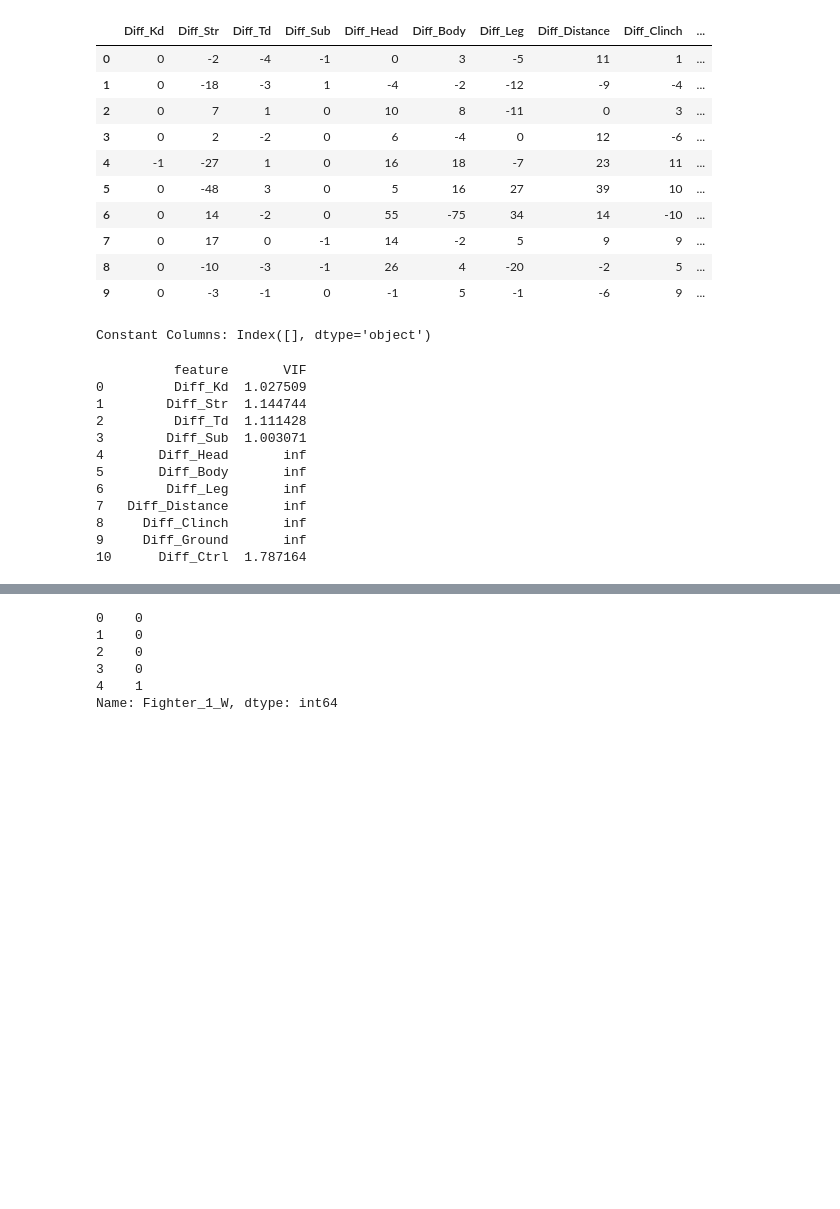
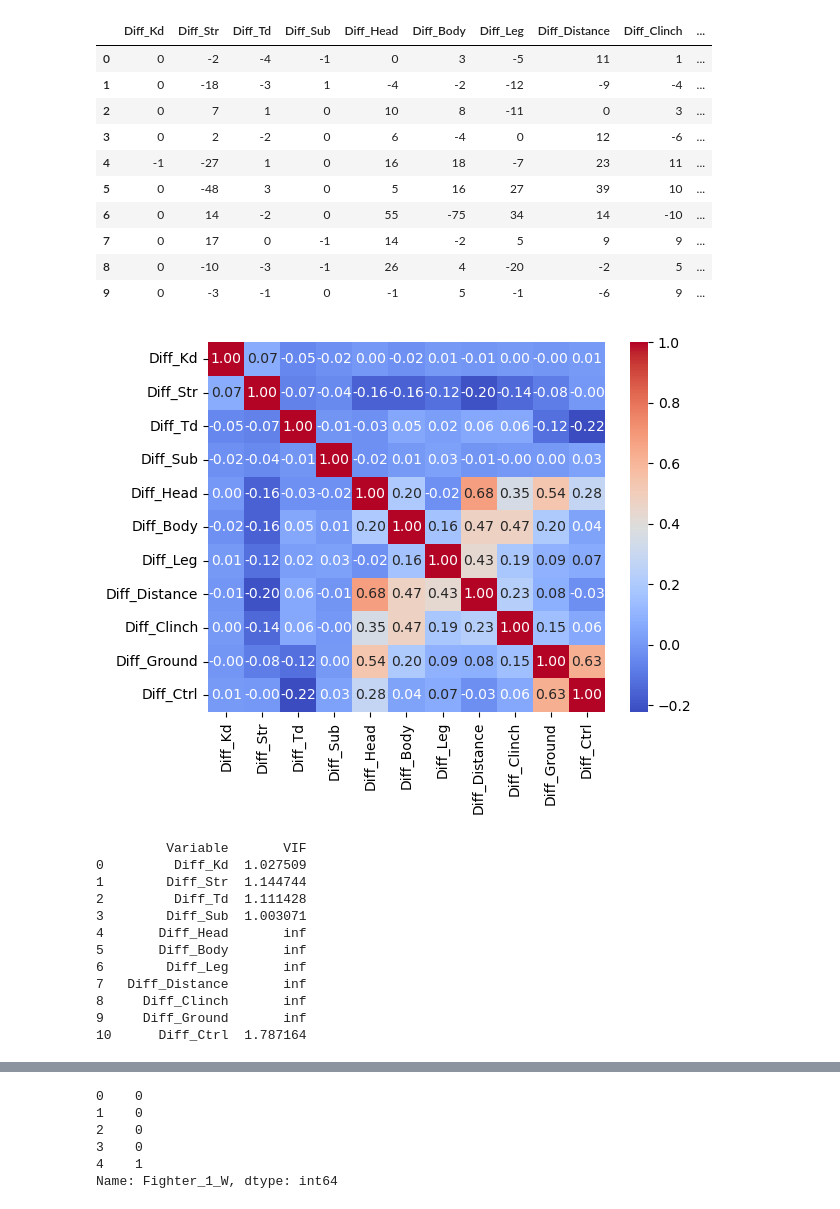
Before and after one commit to jcollopy-tulane/jcollopy-tulane.github.io, a Jupyter notebook: UFC_Fight_Project.ipynb, the cells around one changed output, grey strips where cells are left out. Saved outputs shown, nothing was run; the diff lists cells and outputs as text; code cells hidden in the pictures; blank space fills up the shorter version.

Commit message:
Need to figure out predictors

```diff
--- a/UFC_Fight_Project.ipynb
+++ b/UFC_Fight_Project.ipynb
@@ -1352,24 +1352,23 @@ X.head(10)
 | 8 | 0 | -10 | -3 | -1 | 26 | 4 | -20 | -2 | 5 | ... |
 | 9 | 0 | -3 | -1 | 0 | -1 | 5 | -1 | -6 | 9 | ... |
 # %%
-constant_columns = data.columns[data.nunique() == 1]
-print("Constant Columns:", constant_columns)
+# Checking for Correlation Among Predictors
+correlation_matrix = X.corr()
+sns.heatmap(correlation_matrix, annot=True, cmap='coolwarm', fmt=".2f")
+plt.show()
 # %% [output]
-Constant Columns: Index([], dtype='object')
+[figure, added]
 # %%
 from statsmodels.stats.outliers_influence import variance_inflation_factor
 
-# VIF dataframe
+# Assuming X is your feature matrix (without the target variable)
 vif_data = pd.DataFrame()
-vif_data["feature"] = X.columns
-
-# calculating VIF for each feature
-vif_data["VIF"] = [variance_inflation_factor(X.values, i)
-                          for i in range(len(X.columns))]
+vif_data["Variable"] = X.columns
+vif_data["VIF"] = [variance_inflation_factor(X.values, i) for i in range(X.shape[1])]
 
 print(vif_data)
 # %% [output]
-          feature       VIF
+         Variable       VIF
 0         Diff_Kd  1.027509
 1        Diff_Str  1.144744
 2         Diff_Td  1.111428
```
Also changed, not shown: parts of 8 cells of this notebook.
